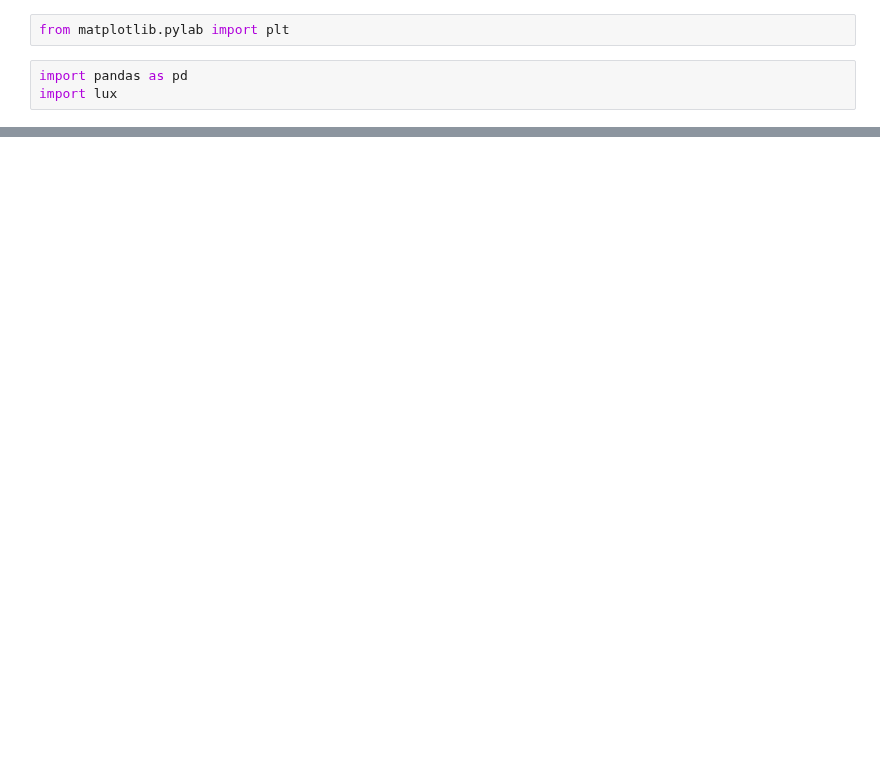
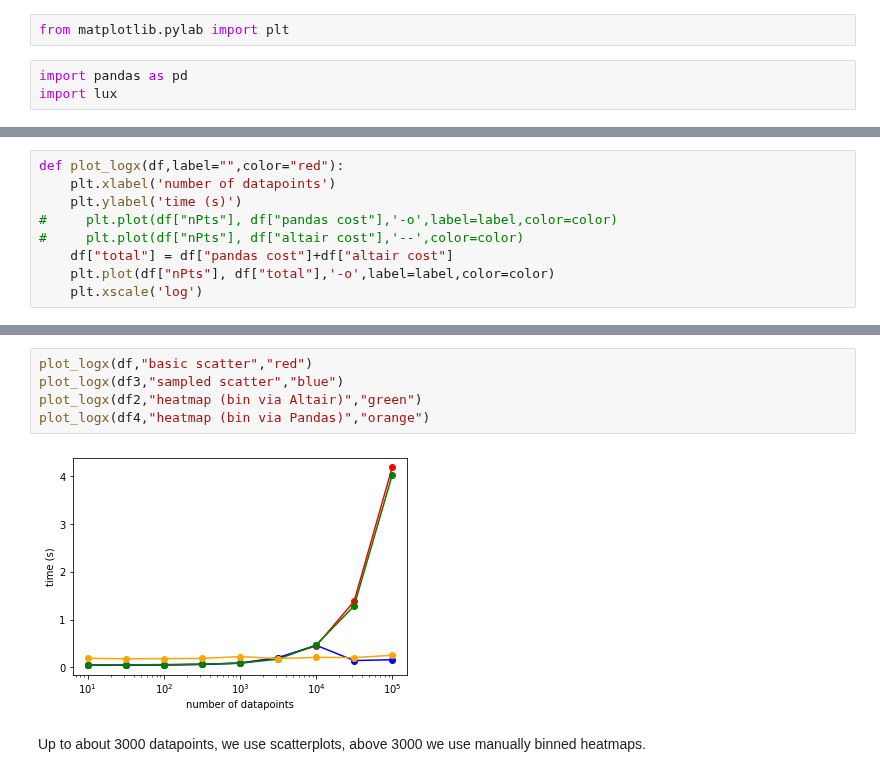
Before and after one commit to lux-org/lux, a Jupyter notebook: experiments/scatter_analysis.ipynb, the cells around one changed output, grey strips where cells are left out. Saved outputs shown, nothing was run; the diff lists cells and outputs as text; blank space fills up the shorter version.

```diff
--- a/experiments/scatter_analysis.ipynb
+++ b/experiments/scatter_analysis.ipynb
@@ -19,0 +19,9 @@ plt.show()
+# %%
+def plot_logx(df,label="",color="red"):
+    plt.xlabel('number of datapoints')
+    plt.ylabel('time (s)')
+#     plt.plot(df["nPts"], df["pandas cost"],'-o',label=label,color=color)
+#     plt.plot(df["nPts"], df["altair cost"],'--',color=color)
+    df["total"] = df["pandas cost"]+df["altair cost"]
+    plt.plot(df["nPts"], df["total"],'-o',label=label,color=color)
+    plt.xscale('log')
@@ -19,0 +48,9 @@ plt.show()
+# %%
+plot_logx(df,"basic scatter","red")
+plot_logx(df3,"sampled scatter","blue")
+plot_logx(df2,"heatmap (bin via Altair)","green")
+plot_logx(df4,"heatmap (bin via Pandas)","orange")
+# %% [output]
+[figure, added]
+# %% [markdown]
+Up to about 3000 datapoints, we use scatterplots, above 3000 we use manually binned heatmaps.
```
Also changed, not shown: parts of 7 cells of this notebook, 5 other files.
